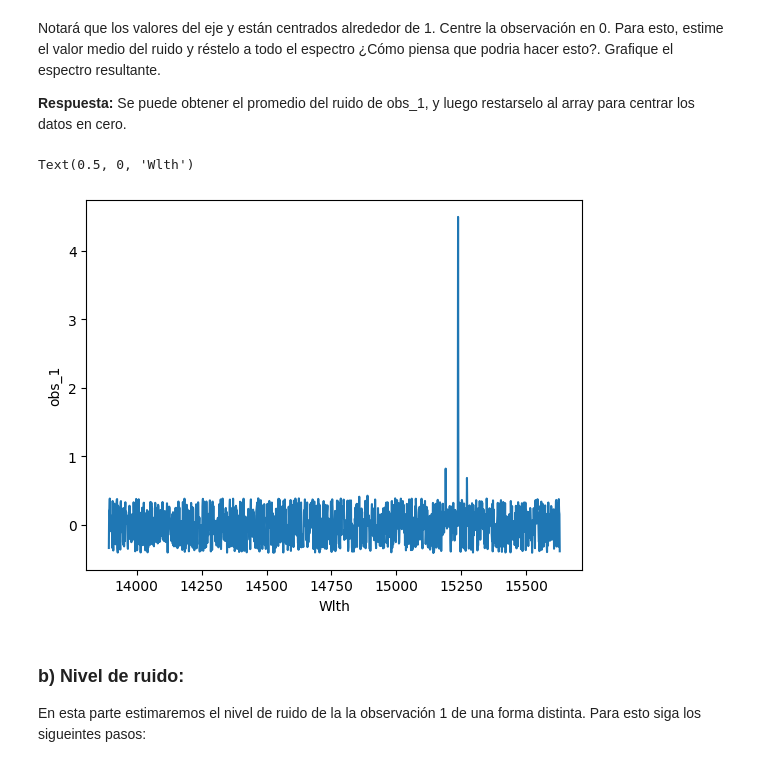
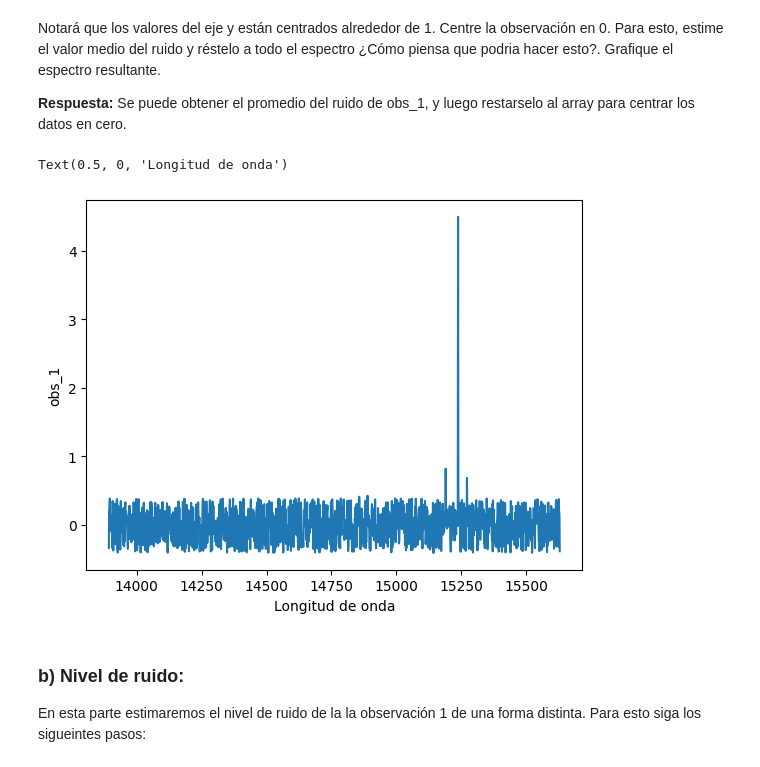
Before and after one commit to bsttiv/Tarea-2, a Jupyter notebook: Tarea2_Desarrollo.ipynb, the cells around one changed output. Drawn from its saved outputs; the diff is of its cells as text; code cells hidden in the pictures.

```diff
--- a/Tarea2_Desarrollo.ipynb
+++ b/Tarea2_Desarrollo.ipynb
@@ -212,0 +257,13 @@ Text(0.5, 0, 'Wlth')
+# %%
+# Grafique aquí
+
+# Se extraen las columnas Wlth y obs_1 del DataFrame
+wlth = data['Wlth']
+obs_1 = data['obs_1']
+
+# Se crea un gráfico normal de la longitud de onda en el eje x y obs_1 en el eje usando plt
+plt.plot(wlth, obs_1)
+
+# Se añaden los titulos a los ejes
+plt.ylabel("obs_1")
+plt.xlabel("Longitud de onda")
@@ -216,15 +276,22 @@ Notará que los valores del eje y están centrados alrededor de 1. Centre la obs
 **Respuesta:** Se puede obtener el promedio del ruido de obs_1, y luego restarselo al array para centrar los datos en cero.
 # %%
 # Grafique el espectro centrado en 0 aquí
-obs_1 = data['obs_1']
+
+# Se calcula su media aritmética
 mu_obs1 = obs_1.mean()
+
+# Se le resta la media aritmética a obs_1 para centrar el espectro
 obs_1_clean = obs_1 - mu_obs1
-plt.plot(data['Wlth'], obs_1_clean)
+
+# Se realiza el gráfico utilizando obs_1_clean
+plt.plot(wlth, obs_1_clean)
+
+# Se añaden los titulos de los ejes
 plt.ylabel("obs_1")
-plt.xlabel("Wlth")
+plt.xlabel("Longitud de onda")
 # %% [output]
-Text(0.5, 0, 'Wlth')
+Text(0.5, 0, 'Longitud de onda')
-[figure, old version]
+[figure, new version]
 # %% [markdown]
 ### b) Nivel de ruido:
 
```
Also changed, not shown: parts of 27 cells of this notebook.
